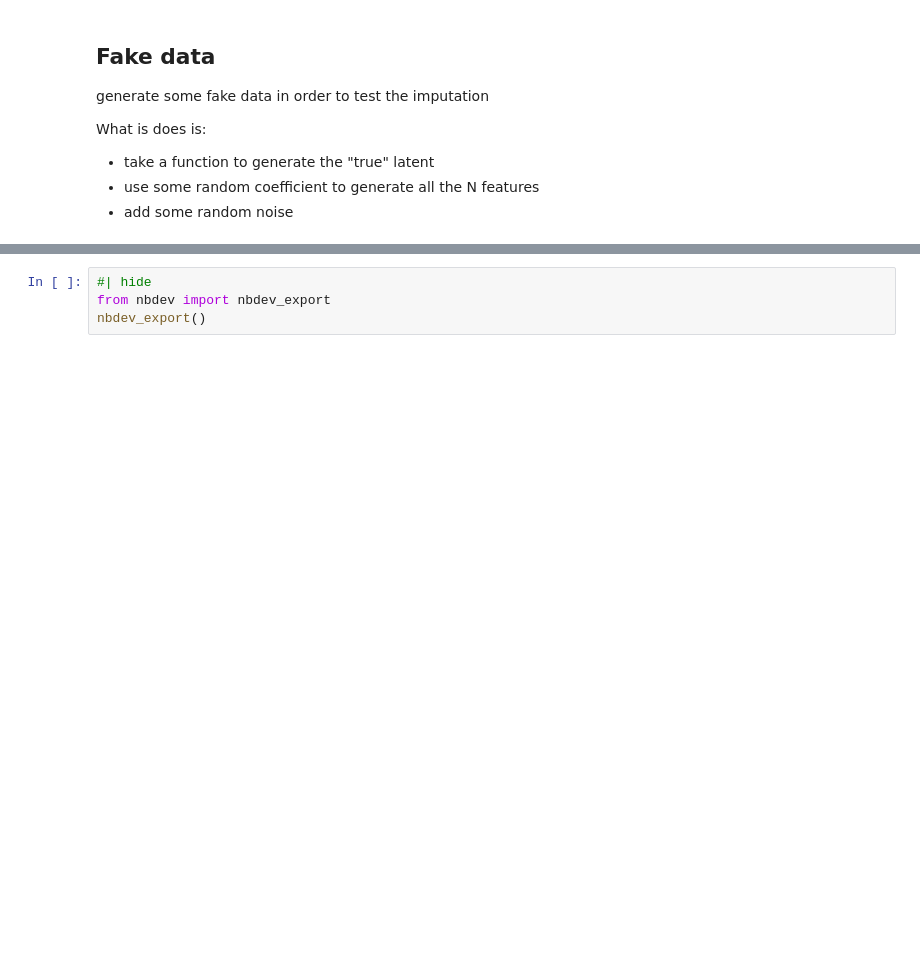
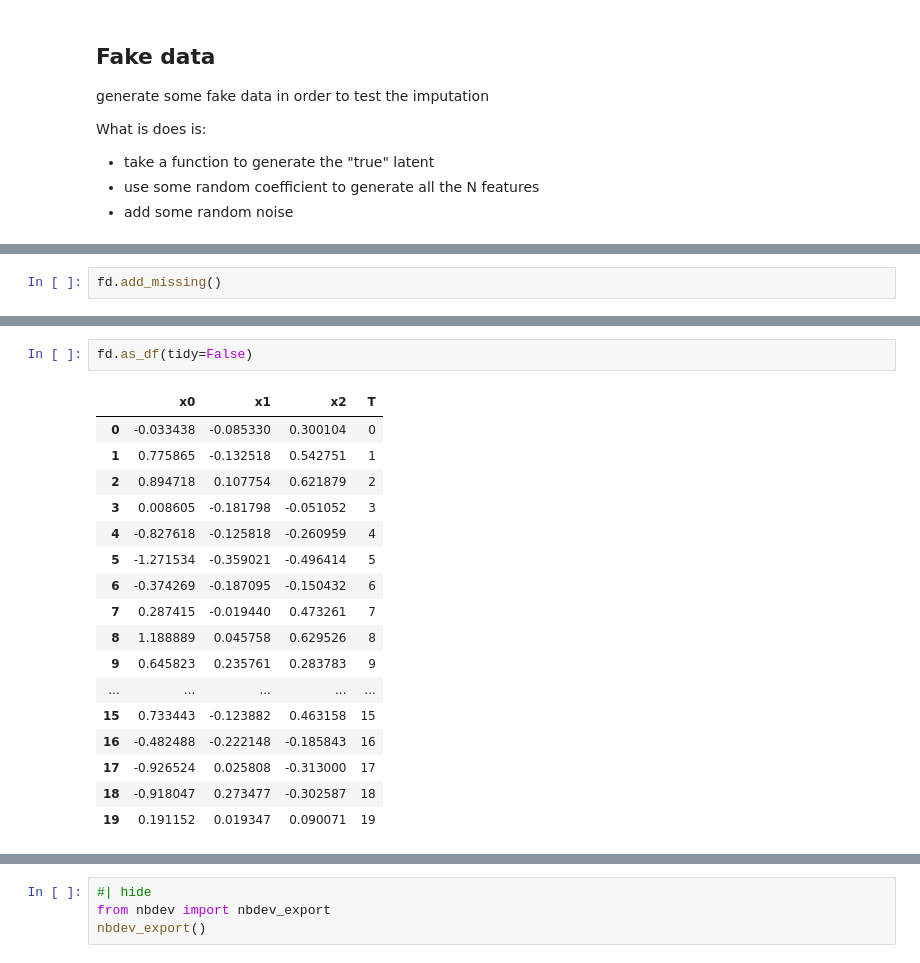
Before and after one commit to mone27/meteo_gap_filling-Gaussian_Processes, a Jupyter notebook: nbs/02_Imputation.ipynb, the cells around one changed output, grey strips where cells are left out. Cells and saved outputs as stored; diff of their text form; blank space fills up the shorter version.

```diff
--- a/nbs/02_Imputation.ipynb
+++ b/nbs/02_Imputation.ipynb
@@ -78,0 +85,2 @@ tensor([[ 0.0000,  0.0000,  0.0000],
+# %%
+fd.add_missing()
@@ -78,0 +170,20 @@ tensor([[ 0.0000,  0.0000,  0.0000],
+# %%
+fd.as_df(tidy=False)
+# %% [output]
+|  | x0 | x1 | x2 | T |
+| 0 | -0.033438 | -0.085330 | 0.300104 | 0 |
+| 1 | 0.775865 | -0.132518 | 0.542751 | 1 |
+| 2 | 0.894718 | 0.107754 | 0.621879 | 2 |
+| 3 | 0.008605 | -0.181798 | -0.051052 | 3 |
+| 4 | -0.827618 | -0.125818 | -0.260959 | 4 |
+| 5 | -1.271534 | -0.359021 | -0.496414 | 5 |
+| 6 | -0.374269 | -0.187095 | -0.150432 | 6 |
+| 7 | 0.287415 | -0.019440 | 0.473261 | 7 |
+| 8 | 1.188889 | 0.045758 | 0.629526 | 8 |
+| 9 | 0.645823 | 0.235761 | 0.283783 | 9 |
+| ... | ... | ... | ... | ... |
+| 15 | 0.733443 | -0.123882 | 0.463158 | 15 |
+| 16 | -0.482488 | -0.222148 | -0.185843 | 16 |
+| 17 | -0.926524 | 0.025808 | -0.313000 | 17 |
+| 18 | -0.918047 | 0.273477 | -0.302587 | 18 |
+| 19 | 0.191152 | 0.019347 | 0.090071 | 19 |
```
Also changed, not shown: parts of 36 cells of this notebook, 6 other files.
